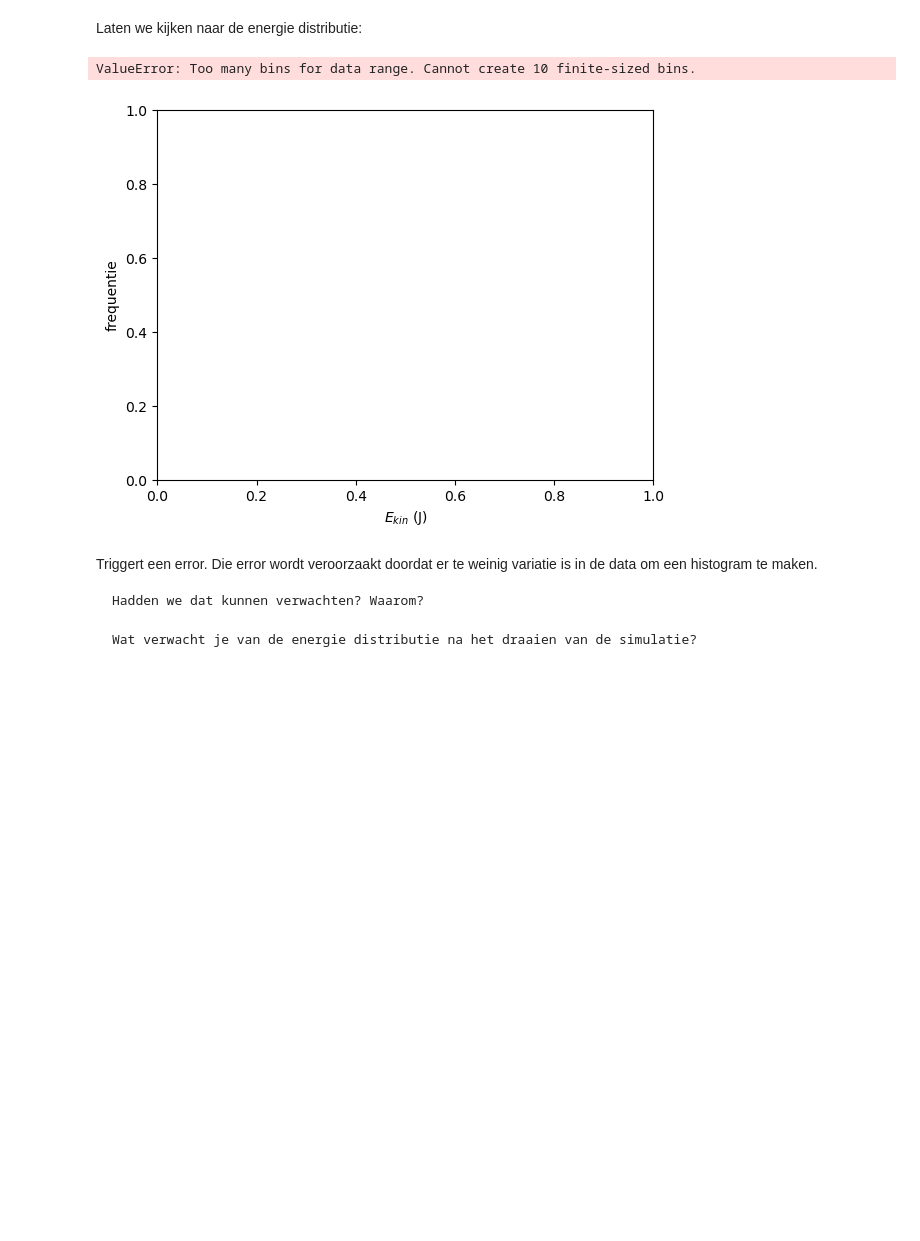
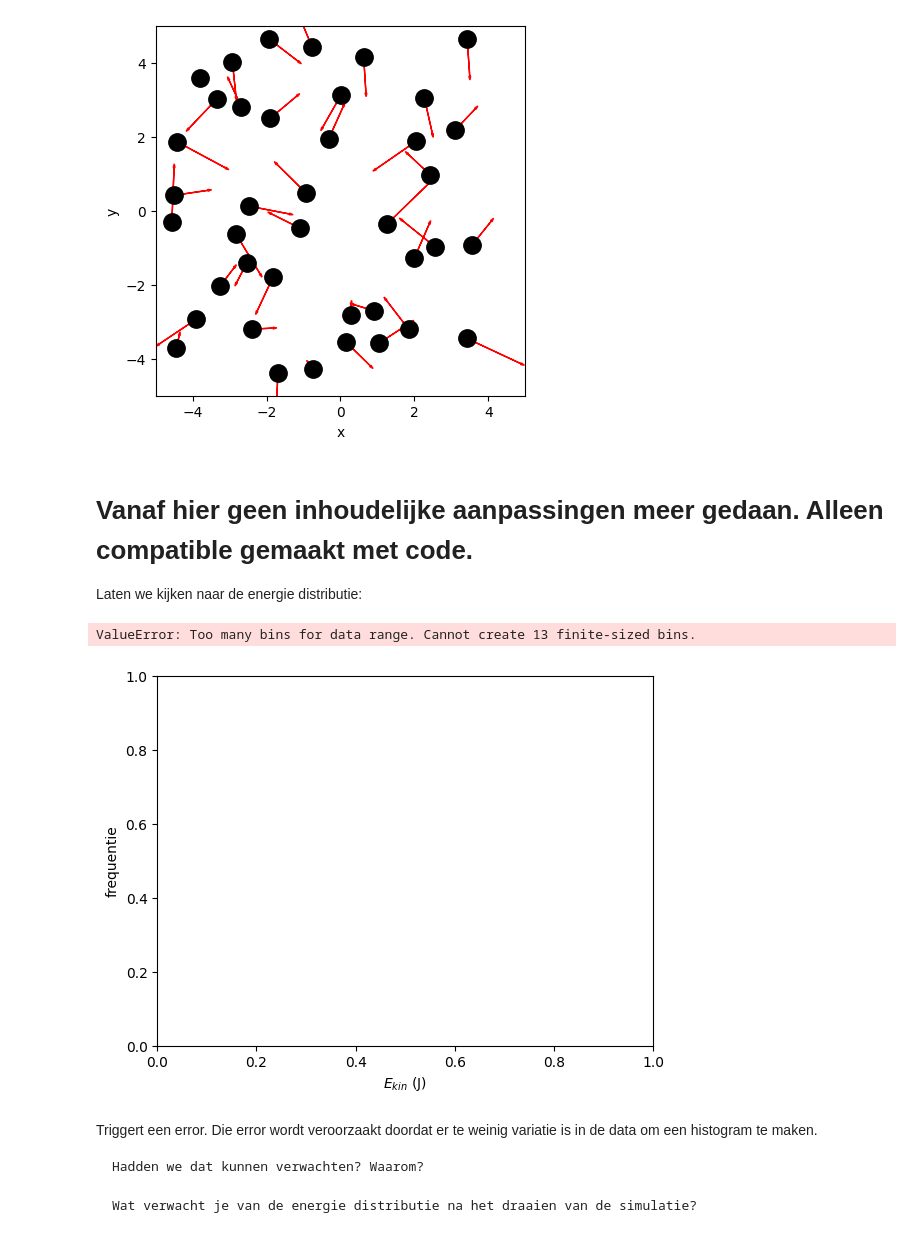
Before and after one commit to Contemporary-Physicslab/PySim, a Jupyter notebook: book/Q2/druktemp.ipynb, the cells around one changed output. Saved outputs shown, nothing was run; the diff lists cells and outputs as text; code cells hidden in the pictures; blank space fills up the shorter version.

```diff
--- a/book/Q2/druktemp.ipynb
+++ b/book/Q2/druktemp.ipynb
@@ -77,17 +32,0 @@ for i in range(N):
-# %%
-# Inspecteren van beginsituatie
-plt.figure()
-
-plt.xlabel('x')
-plt.ylabel('y')
-
-plt.xlim(-Box_length_0,Box_length_0)
-plt.ylim(-Box_length_0,Box_length_0)
-
-
-for particle, particle_object in enumerate(particles):
-    plt.plot(particle_object.r[0],particle_object.r[1],'k.')
-    plt.arrow(particle_object.r[0],particle_object.r[1],
-              particle_object.v[0],particle_object.v[1],
-              head_width=0.05, head_length=0.1, color='red')
-plt.show()
@@ -121,0 +79,9 @@ def handle_collisions(particles):
+# %%
+def box_collision(particle: ParticleClass):
+    ''' botsing met harde wanden '''
+    if abs(particle.r[0]) + particle.R > BOX_LENGTH_0:
+        particle.v[0] = -particle.v[0]                                        # Omdraaien van de snelheid
+        particle.r[0] = np.sign(particle.r[0]) * (BOX_LENGTH_0 - particle.R)  # Zet terug net binnen box
+    if abs(particle.r[1]) + particle.R > BOX_LENGTH_0:
+        particle.v[1] = -particle.v[1]
+        particle.r[1] = np.sign(particle.r[1]) * (BOX_LENGTH_0 - particle.R)
@@ -122,6 +128,29 @@ def handle_collisions(particles):
+# %%
+particles = []
+create_particles(particles)
+for i in range(100):
+    take_time_step(particles)
+
+plt.figure()
+plt.xlabel('x')
+plt.ylabel('y')
+plt.gca().set_aspect('equal')
+plt.xlim(-BOX_LENGTH_0, BOX_LENGTH_0)
+plt.ylim(-BOX_LENGTH_0, BOX_LENGTH_0)
+
+for p in particles:
+    plt.plot(p.r[0], p.r[1], 'k.', ms=25)
+    plt.arrow(p.r[0], p.r[1], p.v[0], p.v[1],
+              head_width=0.05, head_length=0.1, color='red')
+plt.show()
+# %% [output]
+[figure, added]
 # %% [markdown]
+# Vanaf hier geen inhoudelijke aanpassingen meer gedaan. Alleen compatible gemaakt met code.
+
 Laten we kijken naar de energie distributie:
 # %%
+create_particles(particles)
 for p in particles:
     p.kin_energy
 energies = [p.kin_energy for p in particles]
@@ -129,12 +158,11 @@ energies = [p.kin_energy for p in particles]
 plt.figure()
 plt.xlabel('$E_{kin}$ (J)')
 plt.ylabel('frequentie')
-
 plt.hist(energies,bins='auto',density='True')
 
 plt.show()
 # %% [output]
-ValueError: Too many bins for data range. Cannot create 10 finite-sized bins.
+ValueError: Too many bins for data range. Cannot create 13 finite-sized bins.
 [figure]
 # %% [markdown]
 Triggert een error. Die error wordt veroorzaakt doordat er te weinig variatie is in de data om een histogram te maken.
```
Also changed, not shown: parts of 16 cells of this notebook.
